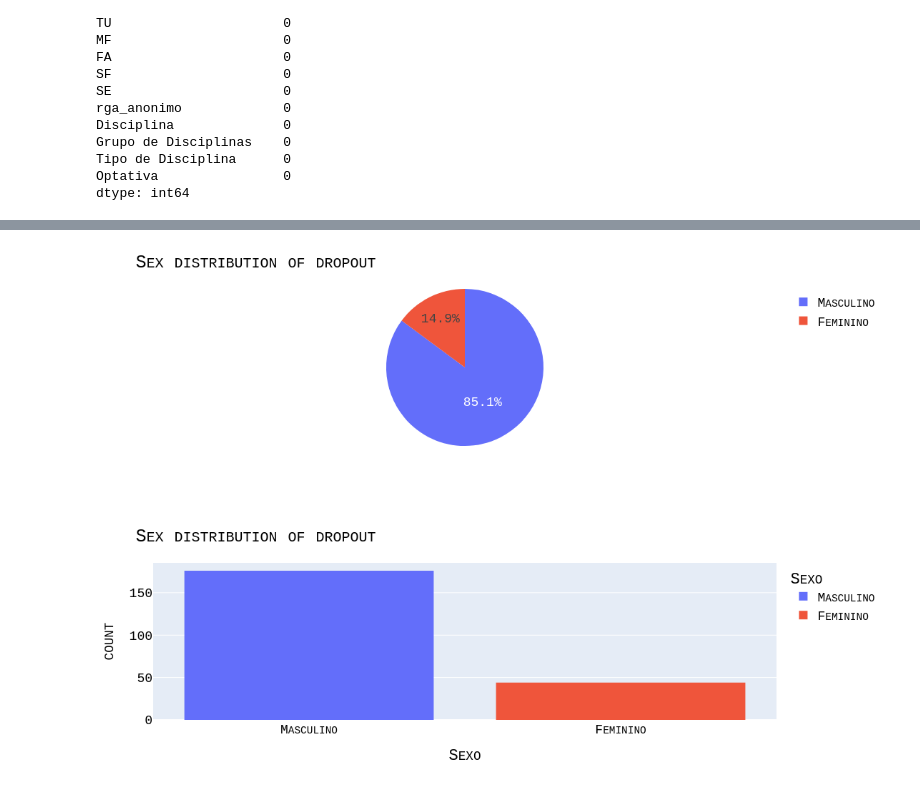
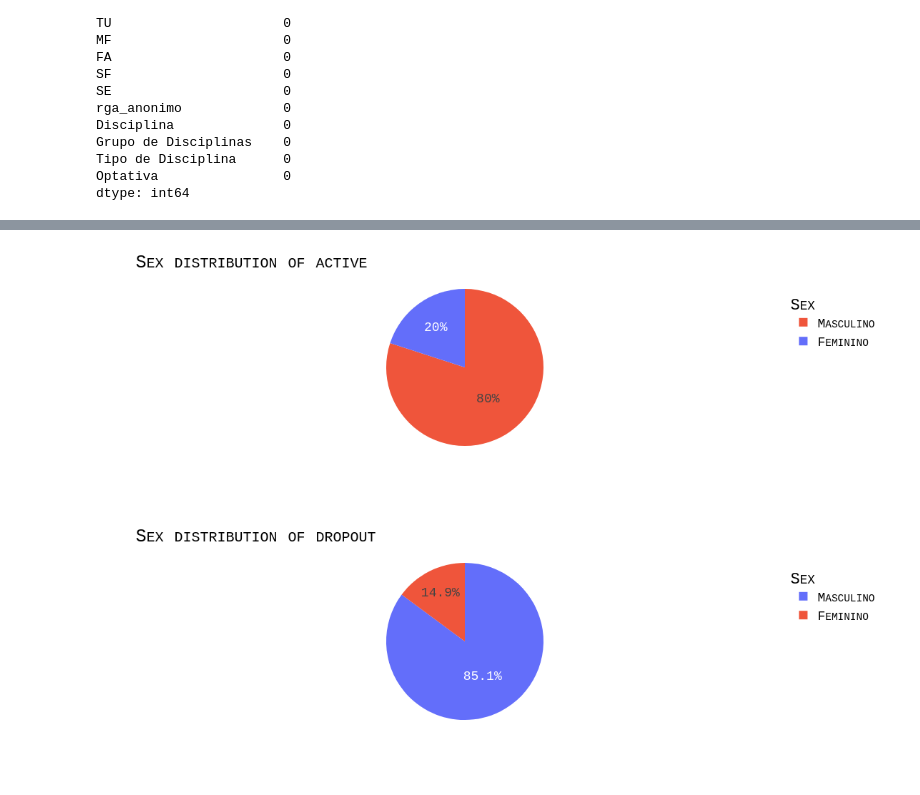
Before and after one commit to auserafim/ai-notebooks, a Jupyter notebook: evaded_college/evaded_college.ipynb, the cells around one changed output, grey strips where cells are left out. Cells and saved outputs as stored; diff of their text form; code cells hidden in the pictures.

```diff
--- a/evaded_college/evaded_college.ipynb
+++ b/evaded_college/evaded_college.ipynb
@@ -71,8 +81,6 @@ memory usage: 2.2+ MB
 # %%
-fig = px.pie(dropout, names='Sexo').update_layout(title = { "text":"Sex distribution of dropout" }, font=my_font).show()
+fig = px.pie(active.groupby('Sexo').size().reset_index(name='count'), names='Sexo', values='count', color='Sexo').update_layout(title = { "text":"Sex distribution of active" }, font=my_font, legend_title_text="Sex").show()
+fig = px.pie(dropout, names='Sexo').update_layout(title = { "text":"Sex distribution of dropout" }, font=my_font, legend_title_text="Sex").show()
 # %% [output]
-[figure, old version]
+[figure, new version]
+[figure, added]
-# %%
-fig = px.histogram(active, x='Sexo', color='Sexo').update_layout(title = { "text":"Sex distribution of dropout" }, font=my_font).show()
-# %% [output]
-[figure, removed]
```
Also changed, not shown: parts of 8 cells of this notebook, 1 other file.
